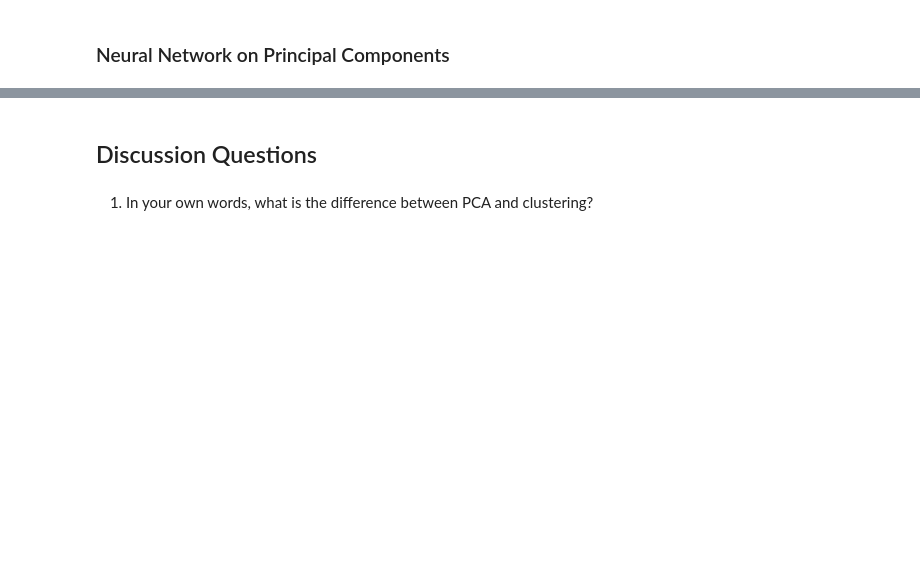
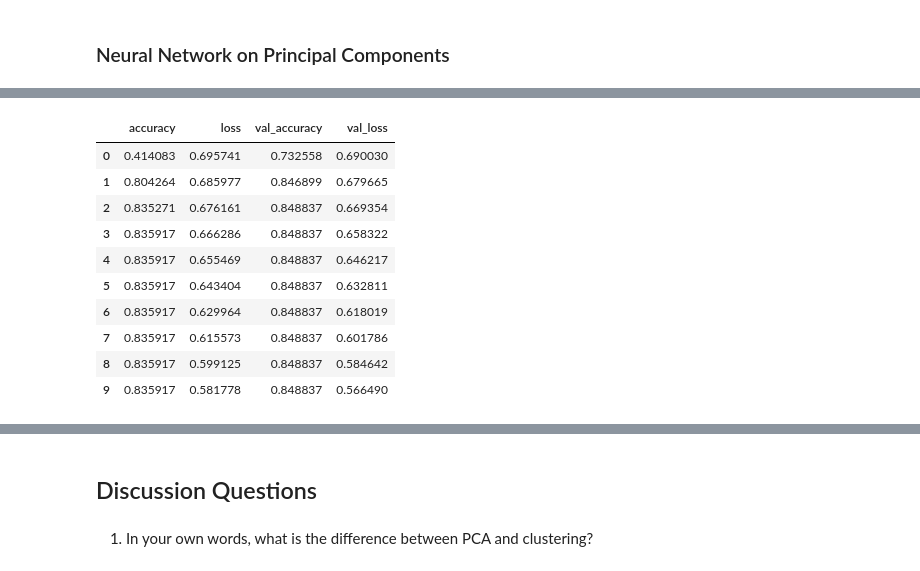
Before and after one commit to taylorgaldi/Computational-Social-Science-Projects, a Jupyter notebook: Project 4/Project 4 Work.ipynb, the cells around one changed output, grey strips where cells are left out. Drawn from its saved outputs; the diff is of its cells as text; code cells hidden in the pictures; blank space fills up the shorter version.

```diff
--- a/Project 4/Project 4 Work.ipynb
+++ b/Project 4/Project 4 Work.ipynb
@@ -729,6 +731,9 @@ model.add(Dense(num_classes, kernel_initializer= 'normal', activation='softmax')
 model.compile(loss= 'categorical_crossentropy', optimizer= 'adam', metrics=['accuracy'])
 
 #fit model
-model.fit(X_train, y_train, validation_data=(X_test, y_test), epochs=10, batch_size=200, verbose=2)
+PCANN=model.fit(X_train, y_train, validation_data=(X_test, y_test), epochs=10, batch_size=200, verbose=2)
+
+# Convert the history dictionary to a DataFrame
+PCANN = pd.DataFrame(PCANN.history)
 # %% [output]
 Epoch 1/10
@@ -919,0 +946,14 @@ Epoch 10/10
+# %%
+PCANN
+# %% [output]
+|  | accuracy | loss | val_accuracy | val_loss |
+| 0 | 0.414083 | 0.695741 | 0.732558 | 0.690030 |
+| 1 | 0.804264 | 0.685977 | 0.846899 | 0.679665 |
+| 2 | 0.835271 | 0.676161 | 0.848837 | 0.669354 |
+| 3 | 0.835917 | 0.666286 | 0.848837 | 0.658322 |
+| 4 | 0.835917 | 0.655469 | 0.848837 | 0.646217 |
+| 5 | 0.835917 | 0.643404 | 0.848837 | 0.632811 |
+| 6 | 0.835917 | 0.629964 | 0.848837 | 0.618019 |
+| 7 | 0.835917 | 0.615573 | 0.848837 | 0.601786 |
+| 8 | 0.835917 | 0.599125 | 0.848837 | 0.584642 |
+| 9 | 0.835917 | 0.581778 | 0.848837 | 0.566490 |
```
Also changed, not shown: parts of 30 cells of this notebook.
